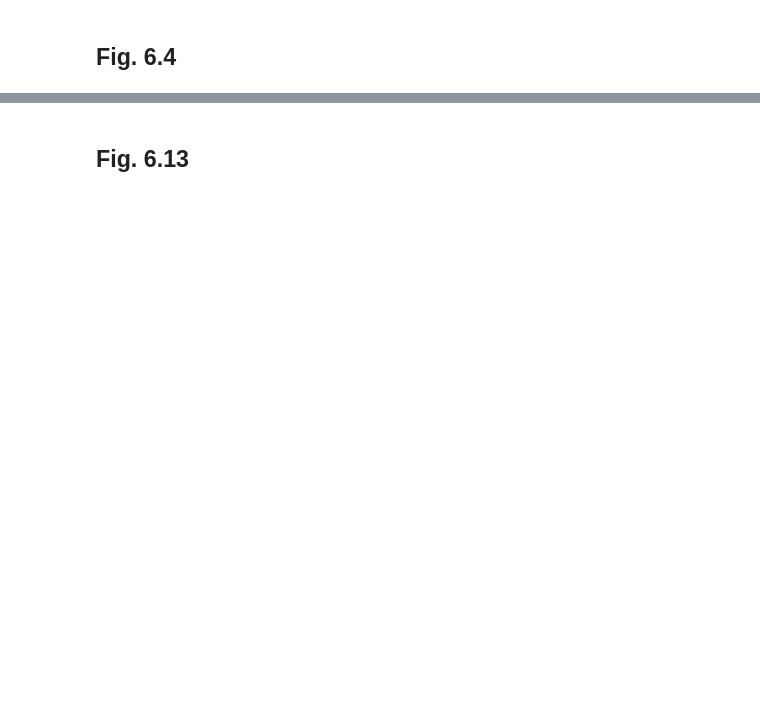
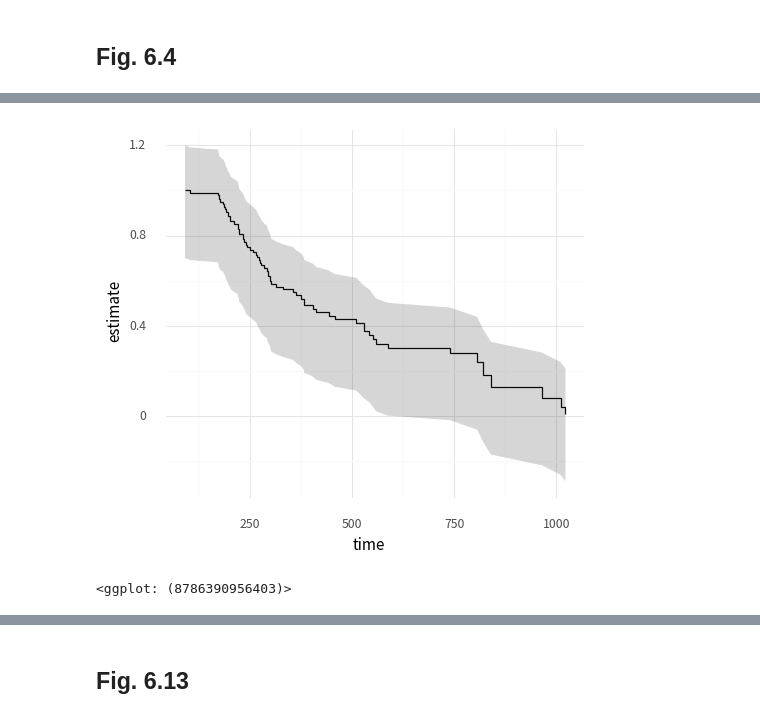
Before and after one commit to Gedevan-Aleksizde/pysocviz, a Jupyter notebook: notebooks/ch.6.ipynb, the cells around one changed output, grey strips where cells are left out. Cells and saved outputs as stored; diff of their text form; code cells hidden in the pictures; blank space fills up the shorter version.

```diff
--- a/notebooks/ch.6.ipynb
+++ b/notebooks/ch.6.ipynb
@@ -6,6 +6,9 @@ import pandas as pd
 import numpy as np
 from plotnine import *
 import plotnine as p9
+
+# needed for Fig. 6.15
+import seaborn as sns
 
 # for graphical enhancement
 from mizani.formatters import date_format, percent_format, dollar_format, comma_format
@@ -18,11 +21,23 @@ from pysocviz.properties import colors
 
 # Needed by smoothing and modeling
 # You need to install scikit-misc package
-from statsmodels.formula.api import ols, glm
+from statsmodels.formula.api import ols, glm, logit, phreg
 import statsmodels.api as sm
+import patsy  # needed at Fig. 6.11
+
+# Some utilities functions
+from pysocviz.utils import prefix_strip, brackets_replace, cplot, coefplot
 
 # dataset packages
 from gapminder import gapminder
+from pysocviz.reader import load_dataset
+
+gss_sm = load_dataset('gss_sm')
+organdata = load_dataset('organdata')
+
+import ssl
+ssl._create_default_https_context = ssl._create_unverified_context
+lung = sm.datasets.get_rdataset("cancer", "survival").data
 
 p9.options.figure_size = (5.4, 4.8)
 theme_set(theme_minimal(base_family='Noto Sans CJK JP'))
@@ -200,0 +229,15 @@ p + geom_point()
+# %%
+out_surv = phreg('time ~ age + sex', data=lung, status=lung['status']).fit()
+out_tidy = pd.DataFrame(
+    {i: x for i, x in enumerate(out_surv.baseline_cumulative_hazard[0])}
+).rename(
+    columns={0:'time', 1: 'y1', 2: 'estimate'}
+).assign(conf_low=lambda d: d['estimate'] -.3,
+         conf_high=lambda d: d['estimate'] + .2
+        ) # DON'T do like this!
+
+p = ggplot(out_tidy, aes(x='time', y='estimate'))
+p + geom_step() + geom_ribbon(aes(ymin='conf_low', ymax='conf_high'), alpha=.2)
+# %% [output]
+[figure, added]
+<ggplot: (8786390956403)>
```
Also changed, not shown: parts of 37 cells of this notebook, 3 other files.
